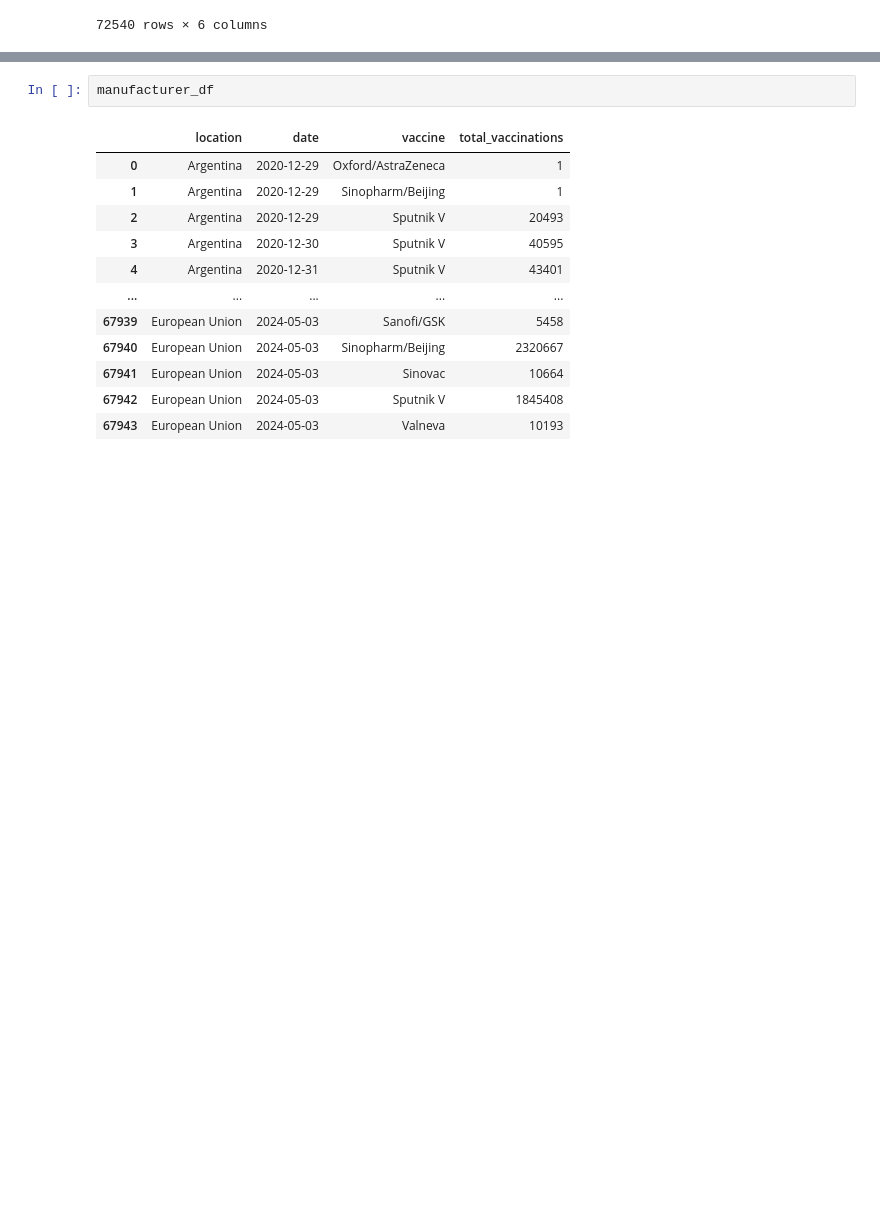
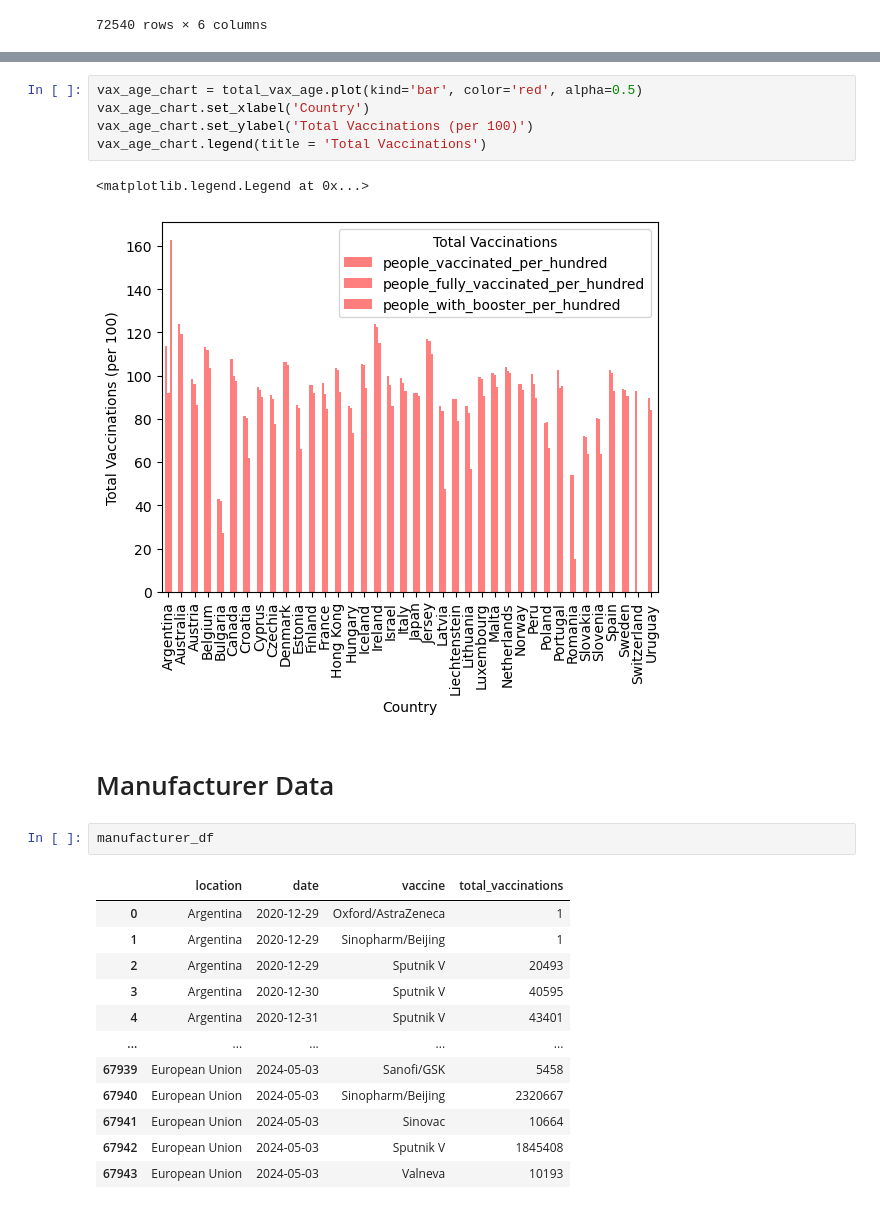
Before and after one commit to gburlew/Project-1, a Jupyter notebook: Notebooks/explore_notebook.ipynb, the cells around one changed output, grey strips where cells are left out. Saved outputs shown, nothing was run; the diff lists cells and outputs as text; blank space fills up the shorter version.

Commit message:
updated exploration of data to include some rough graphs

```diff
--- a/Notebooks/explore_notebook.ipynb
+++ b/Notebooks/explore_notebook.ipynb
@@ -58,3 +58,13 @@ age_group_df.head(50)
+# %%
+vax_age_chart = total_vax_age.plot(kind='bar', color='red', alpha=0.5)
+vax_age_chart.set_xlabel('Country')
+vax_age_chart.set_ylabel('Total Vaccinations (per 100)')
+vax_age_chart.legend(title = 'Total Vaccinations')
+# %% [output]
+<matplotlib.legend.Legend at 0x...>
+[figure, added]
+# %% [markdown]
+# Manufacturer Data
 # %%
 manufacturer_df
 # %% [output]
```
Also changed, not shown: parts of 4 cells of this notebook.
